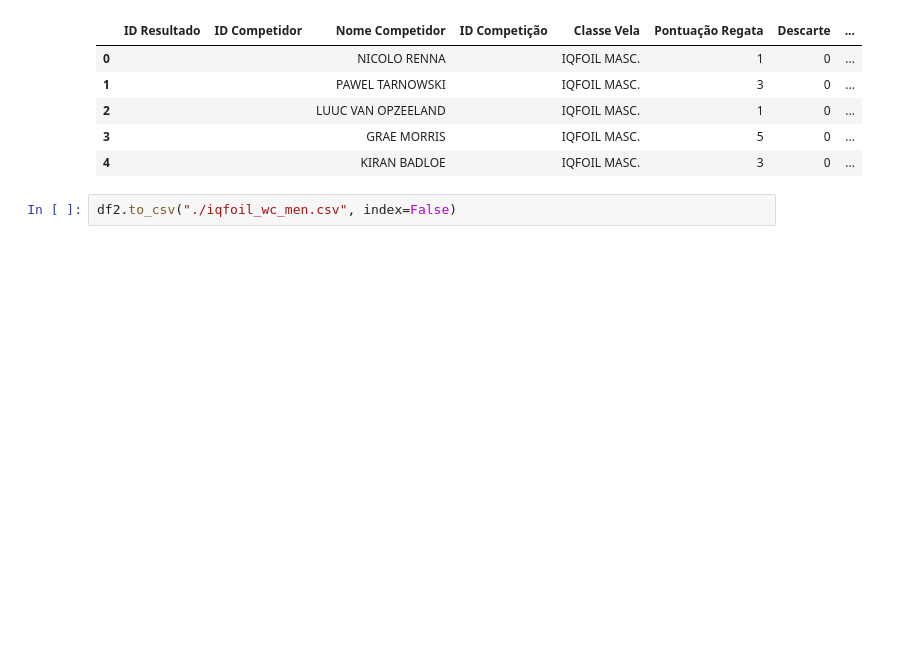
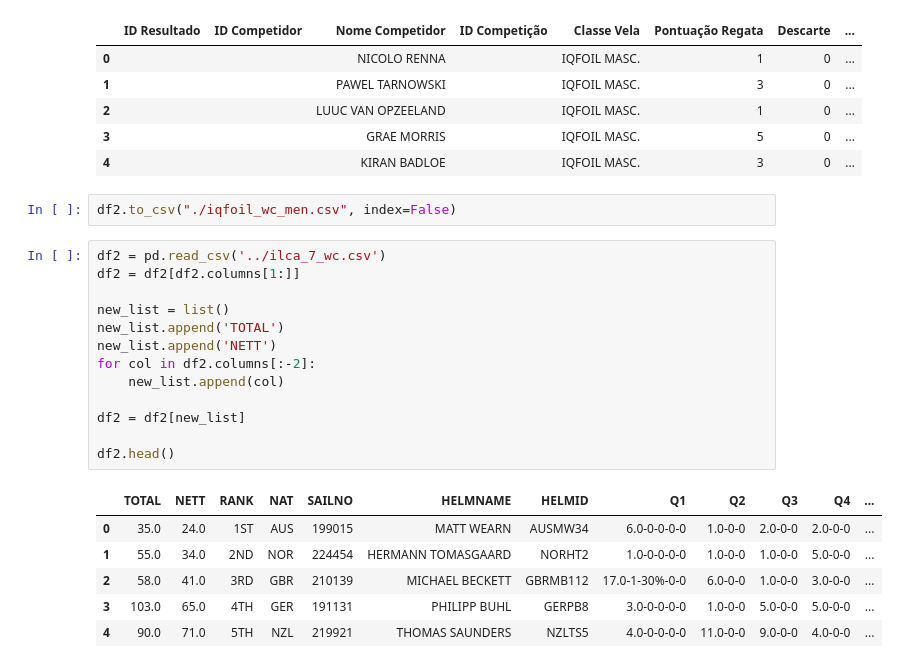
Before and after one commit to Gab-Mel/sailing-rankings-2024.1, a Jupyter notebook: scraping_2024/output/sillas.ipynb, the cells around one changed output. Cells and saved outputs as stored; diff of their text form; blank space fills up the shorter version.

```diff
--- a/scraping_2024/output/sillas.ipynb
+++ b/scraping_2024/output/sillas.ipynb
@@ -383,3 +383,23 @@ df2.head()
 | 4 |  |  | KIRAN BADLOE |  | IQFOIL MASC. | 3 | 0 | ... |
 # %%
 df2.to_csv("./iqfoil_wc_men.csv", index=False)
+# %%
+df2 = pd.read_csv('../ilca_7_wc.csv')
+df2 = df2[df2.columns[1:]]
+
+new_list = list()
+new_list.append('TOTAL')
+new_list.append('NETT')
+for col in df2.columns[:-2]:
+    new_list.append(col)
+
+df2 = df2[new_list]
+
+df2.head()
+# %% [output]
+|  | TOTAL | NETT | RANK | NAT | SAILNO | HELMNAME | HELMID | Q1 | Q2 | Q3 | Q4 | ... |
+| 0 | 35.0 | 24.0 | 1ST | AUS | 199015 | MATT WEARN | AUSMW34 | 6.0-0-0-0-0 | 1.0-0-0 | 2.0-0-0 | 2.0-0-0 | ... |
+| 1 | 55.0 | 34.0 | 2ND | NOR | 224454 | HERMANN TOMASGAARD | NORHT2 | 1.0-0-0-0-0 | 1.0-0-0 | 1.0-0-0 | 5.0-0-0 | ... |
+| 2 | 58.0 | 41.0 | 3RD | GBR | 210139 | MICHAEL BECKETT | GBRMB112 | 17.0-1-30%-0-0 | 6.0-0-0 | 1.0-0-0 | 3.0-0-0 | ... |
+| 3 | 103.0 | 65.0 | 4TH | GER | 191131 | PHILIPP BUHL | GERPB8 | 3.0-0-0-0-0 | 1.0-0-0 | 5.0-0-0 | 5.0-0-0 | ... |
+| 4 | 90.0 | 71.0 | 5TH | NZL | 219921 | THOMAS SAUNDERS | NZLTS5 | 4.0-0-0-0-0 | 11.0-0-0 | 9.0-0-0 | 4.0-0-0 | ... |
```
Also changed, not shown: parts of 3 cells of this notebook, 1 other file.
